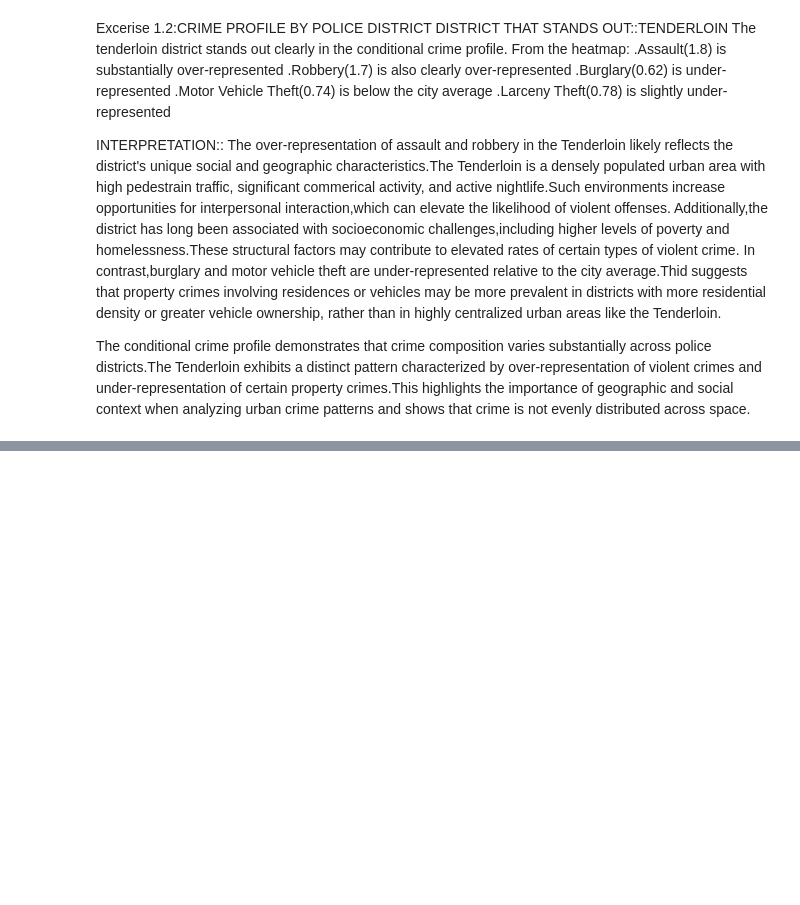
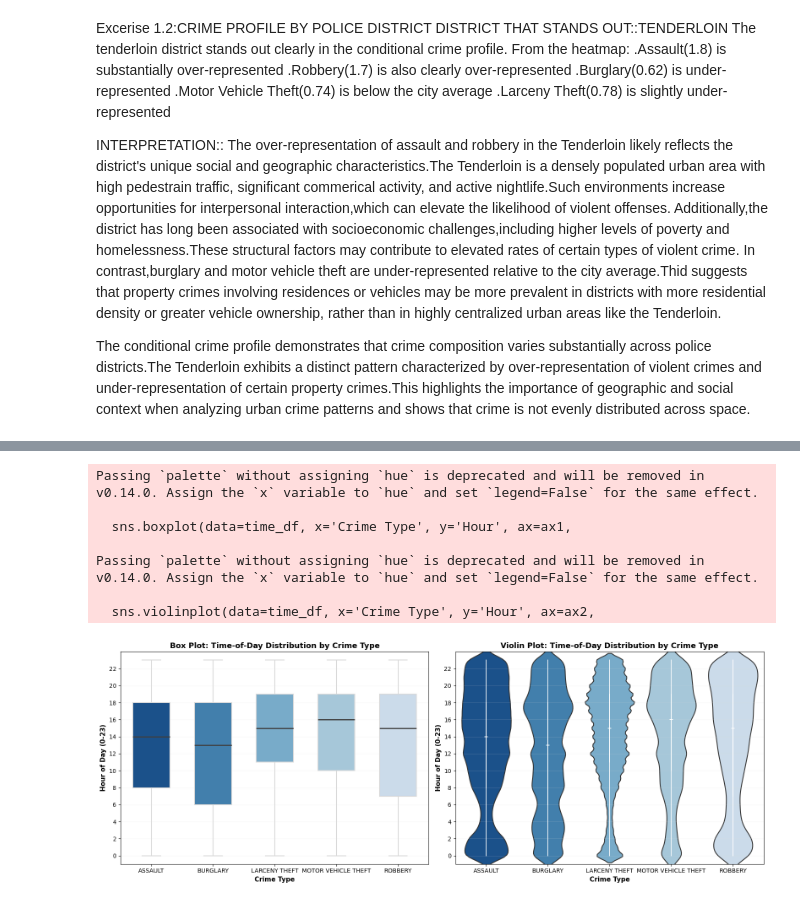
Before and after one commit to suhani-pandey/Assignment1_SocialDataAnalysis, a Jupyter notebook: excerise.ipynb, the cells around one changed output, grey strips where cells are left out. Cells and saved outputs as stored; diff of their text form; code cells hidden in the pictures; blank space fills up the shorter version.

Commit message:
Added Assignment 1.3

```diff
--- a/excerise.ipynb
+++ b/excerise.ipynb
@@ -174,0 +344,47 @@ The conditional crime profile demonstrates that crime composition varies substan
+# %%
+blue_palette = ['#08519c', '#3182bd', '#6baed6', '#9ecae1', '#c6dbef']
+
+fig, (ax1, ax2) = plt.subplots(1, 2, figsize=(16, 6))
+
+# Box plot (first visualization method)
+sns.boxplot(data=time_df, x='Crime Type', y='Hour', ax=ax1,
+            palette=blue_palette, width=0.6,
+            boxprops=dict(edgecolor='#d9d9d9', linewidth=1.5),
+            whiskerprops=dict(color='#d9d9d9', linewidth=1.5),
+            capprops=dict(color='#d9d9d9', linewidth=1.5),
+            medianprops=dict(color='#404040', linewidth=2))
+ax1.set_title('Box Plot: Time-of-Day Distribution by Crime Type', fontsize=13, fontweight='bold')
+ax1.set_xlabel('Crime Type', fontsize=11, fontweight='bold')
+ax1.set_ylabel('Hour of Day (0-23)', fontsize=11, fontweight='bold')
+ax1.grid(True, alpha=0.2, axis='y', color='#e0e0e0', linewidth=0.8)
+ax1.set_ylim(-1, 24)
+ax1.set_yticks(range(0, 24, 2))
+
+# Violin plot
+sns.violinplot(data=time_df, x='Crime Type', y='Hour', ax=ax2,
+               palette=blue_palette, inner='box',
+               linewidth=1.5)
+ax2.set_title('Violin Plot: Time-of-Day Distribution by Crime Type', fontsize=13, fontweight='bold')
+ax2.set_xlabel('Crime Type', fontsize=11, fontweight='bold')
+ax2.set_ylabel('Hour of Day (0-23)', fontsize=11, fontweight='bold')
+ax2.grid(True, alpha=0.2, axis='y', color='#e0e0e0', linewidth=0.8)
+ax2.set_ylim(-1, 24)
+ax2.set_yticks(range(0, 24, 2))
+
+# Adjust inner box lines in violin plot to be white for better visibility
+for line in ax2.get_lines():
+    if line.get_color() != 'C0':
+        line.set_color('white')
+        line.set_linewidth(1.2)
+
+plt.tight_layout()
+plt.show()
+# %% [output]
+Passing `palette` without assigning `hue` is deprecated and will be removed in v0.14.0. Assign the `x` variable to `hue` and set `legend=False` for the same effect.
+
+  sns.boxplot(data=time_df, x='Crime Type', y='Hour', ax=ax1,
+
+Passing `palette` without assigning `hue` is deprecated and will be removed in v0.14.0. Assign the `x` variable to `hue` and set `legend=False` for the same effect.
+
+  sns.violinplot(data=time_df, x='Crime Type', y='Hour', ax=ax2,
+[figure, added]
```
Also changed, not shown: parts of 9 cells of this notebook.
